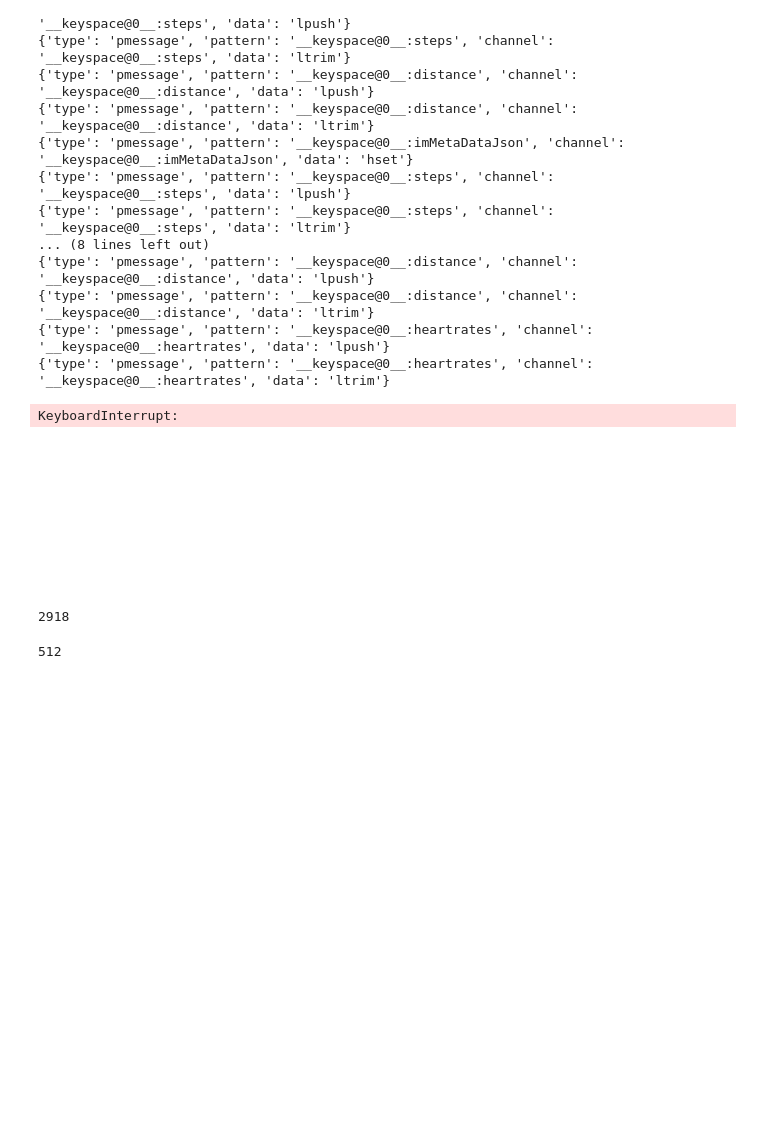
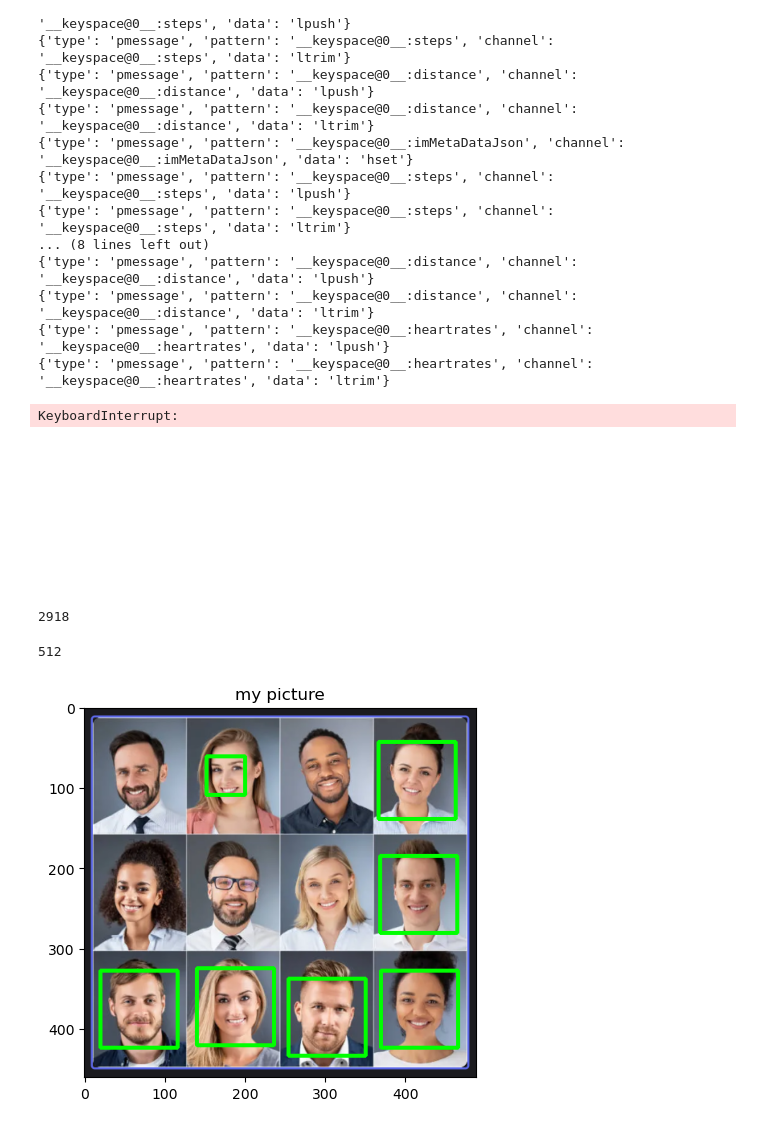
Before and after one commit to Rumidom/MinimalIRLStream, a Jupyter notebook: minimalstreamserver/minimaIRL.ipynb, the cells around one changed output. Cells and saved outputs as stored; diff of their text form; code cells hidden in the pictures; blank space fills up the shorter version.

Commit message:
haarcascade tests

```diff
--- a/minimalstreamserver/minimaIRL.ipynb
+++ b/minimalstreamserver/minimaIRL.ipynb
@@ -379,3 +379,37 @@ def generate_realtime_video(image_folder): # broken uses too much memory
 
 # Calling the function to generate the video
 generate_video("SessionImages_2025-06-07_18_56_08")
+# %%
+import cv2
+from PIL import Image
+import numpy as np
+from matplotlib import pyplot as plt
+
+# to detect the face of the human
+cascade_licenseplates = cv2.CascadeClassifier("haarcascade_russian_plate_number.xml")
+cascade_frontal_faces = cv2.CascadeClassifier("haarcascade_frontalface_default.xml")
+cascade_profile_faces = cv2.CascadeClassifier("haarcascade_profileface.xml")
+cascade_upperbody = cv2.CascadeClassifier("haarcascade_upperbody.xml")
+
+color_image = Image.open('faces_test.png')
+gray_image = Image.open('faces_test.png').convert('L')
+detect_image = np.array(gray_image)
+display_image = np.array(color_image)
+# convert the frame into grayscale(shades of black & white)
+face = cascade_frontal_faces.detectMultiScale(detect_image,
+                                scaleFactor=2.0,
+                                minNeighbors=4)
+
+im = display_image
+for x, y, w, h in face:
+    # draw a border around the detected face.
+    # (here border color = green, and thickness = 3)
+    im = cv2.rectangle(display_image, (x, y),
+                          (x+w, y+h),
+                          (0, 255, 0), 3)
+
+plt.imshow(im)
+plt.title('my picture')
+plt.show()
+# %% [output]
+[figure, added]
```
Also changed, not shown: parts of 1 cell of this notebook, 3 other files.
